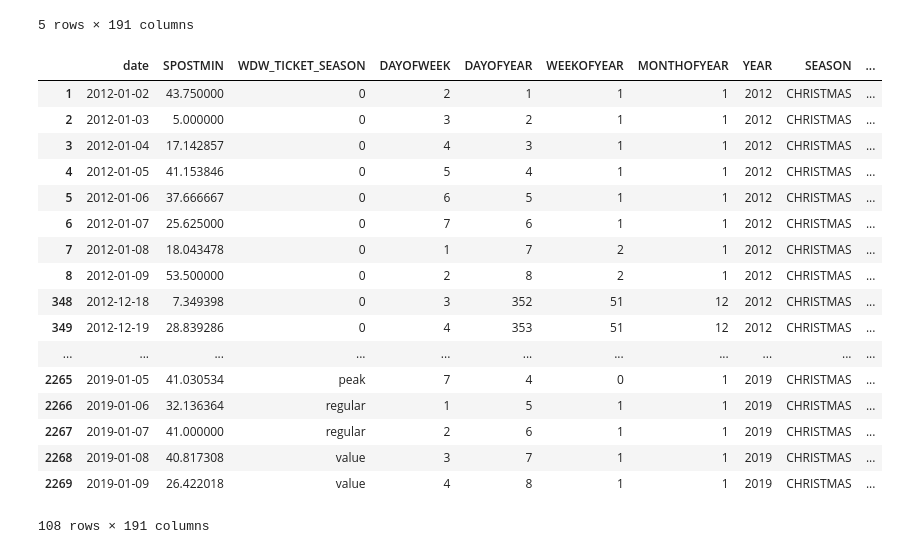
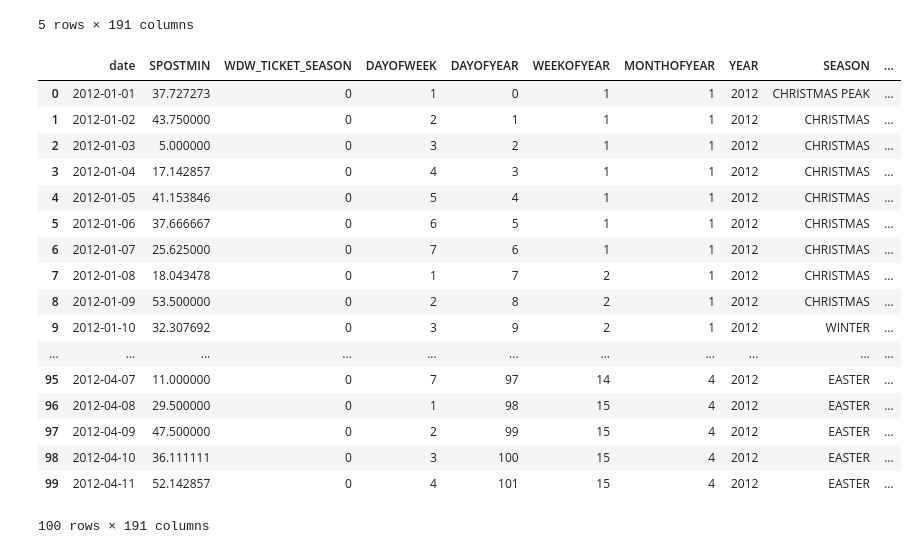
Before and after one commit to daviding11/Splash-Mountain-Wait-Time-Analysis, a Jupyter notebook: DataWrangling-Copy1-LW.ipynb, the cells around one changed output. Cells and saved outputs as stored; diff of their text form; code cells hidden in the pictures.

```diff
--- a/DataWrangling-Copy1-LW.ipynb
+++ b/DataWrangling-Copy1-LW.ipynb
@@ -88,25 +93,26 @@ meta_splash2.head()
 # %%
 #fill na for new meta splash data
 meta_splash2 = meta_splash2.fillna(0)
+meta_splash2.head(100)
+# %% [output]
+|  | date | SPOSTMIN | WDW_TICKET_SEASON | DAYOFWEEK | DAYOFYEAR | WEEKOFYEAR | MONTHOFYEAR | YEAR | SEASON | ... |
+| 0 | 2012-01-01 | 37.727273 | 0 | 1 | 0 | 1 | 1 | 2012 | CHRISTMAS PEAK | ... |
+| 1 | 2012-01-02 | 43.750000 | 0 | 2 | 1 | 1 | 1 | 2012 | CHRISTMAS | ... |
+| 2 | 2012-01-03 | 5.000000 | 0 | 3 | 2 | 1 | 1 | 2012 | CHRISTMAS | ... |
+| 3 | 2012-01-04 | 17.142857 | 0 | 4 | 3 | 1 | 1 | 2012 | CHRISTMAS | ... |
+| 4 | 2012-01-05 | 41.153846 | 0 | 5 | 4 | 1 | 1 | 2012 | CHRISTMAS | ... |
+| 5 | 2012-01-06 | 37.666667 | 0 | 6 | 5 | 1 | 1 | 2012 | CHRISTMAS | ... |
+| 6 | 2012-01-07 | 25.625000 | 0 | 7 | 6 | 1 | 1 | 2012 | CHRISTMAS | ... |
+| 7 | 2012-01-08 | 18.043478 | 0 | 1 | 7 | 2 | 1 | 2012 | CHRISTMAS | ... |
+| 8 | 2012-01-09 | 53.500000 | 0 | 2 | 8 | 2 | 1 | 2012 | CHRISTMAS | ... |
+| 9 | 2012-01-10 | 32.307692 | 0 | 3 | 9 | 2 | 1 | 2012 | WINTER | ... |
+| ... | ... | ... | ... | ... | ... | ... | ... | ... | ... | ... |
+| 95 | 2012-04-07 | 11.000000 | 0 | 7 | 97 | 14 | 4 | 2012 | EASTER | ... |
+| 96 | 2012-04-08 | 29.500000 | 0 | 1 | 98 | 15 | 4 | 2012 | EASTER | ... |
+| 97 | 2012-04-09 | 47.500000 | 0 | 2 | 99 | 15 | 4 | 2012 | EASTER | ... |
+| 98 | 2012-04-10 | 36.111111 | 0 | 3 | 100 | 15 | 4 | 2012 | EASTER | ... |
+| 99 | 2012-04-11 | 52.142857 | 0 | 4 | 101 | 15 | 4 | 2012 | EASTER | ... |
+100 rows × 191 columns
 # %%
 xmas = meta_splash2[meta_splash2.SEASON == 'CHRISTMAS']
-xmas
+easter = meta_splash2[meta_splash2.SEASON == 'EASTER']
-# %% [output]
-|  | date | SPOSTMIN | WDW_TICKET_SEASON | DAYOFWEEK | DAYOFYEAR | WEEKOFYEAR | MONTHOFYEAR | YEAR | SEASON | ... |
-| 1 | 2012-01-02 | 43.750000 | 0 | 2 | 1 | 1 | 1 | 2012 | CHRISTMAS | ... |
-| 2 | 2012-01-03 | 5.000000 | 0 | 3 | 2 | 1 | 1 | 2012 | CHRISTMAS | ... |
-| 3 | 2012-01-04 | 17.142857 | 0 | 4 | 3 | 1 | 1 | 2012 | CHRISTMAS | ... |
-| 4 | 2012-01-05 | 41.153846 | 0 | 5 | 4 | 1 | 1 | 2012 | CHRISTMAS | ... |
-| 5 | 2012-01-06 | 37.666667 | 0 | 6 | 5 | 1 | 1 | 2012 | CHRISTMAS | ... |
-| 6 | 2012-01-07 | 25.625000 | 0 | 7 | 6 | 1 | 1 | 2012 | CHRISTMAS | ... |
-| 7 | 2012-01-08 | 18.043478 | 0 | 1 | 7 | 2 | 1 | 2012 | CHRISTMAS | ... |
-| 8 | 2012-01-09 | 53.500000 | 0 | 2 | 8 | 2 | 1 | 2012 | CHRISTMAS | ... |
-| 348 | 2012-12-18 | 7.349398 | 0 | 3 | 352 | 51 | 12 | 2012 | CHRISTMAS | ... |
-| 349 | 2012-12-19 | 28.839286 | 0 | 4 | 353 | 51 | 12 | 2012 | CHRISTMAS | ... |
-| ... | ... | ... | ... | ... | ... | ... | ... | ... | ... | ... |
-| 2265 | 2019-01-05 | 41.030534 | peak | 7 | 4 | 0 | 1 | 2019 | CHRISTMAS | ... |
-| 2266 | 2019-01-06 | 32.136364 | regular | 1 | 5 | 1 | 1 | 2019 | CHRISTMAS | ... |
-| 2267 | 2019-01-07 | 41.000000 | regular | 2 | 6 | 1 | 1 | 2019 | CHRISTMAS | ... |
-| 2268 | 2019-01-08 | 40.817308 | value | 3 | 7 | 1 | 1 | 2019 | CHRISTMAS | ... |
-| 2269 | 2019-01-09 | 26.422018 | value | 4 | 8 | 1 | 1 | 2019 | CHRISTMAS | ... |
-108 rows × 191 columns
```
Also changed, not shown: parts of 2 cells of this notebook.
